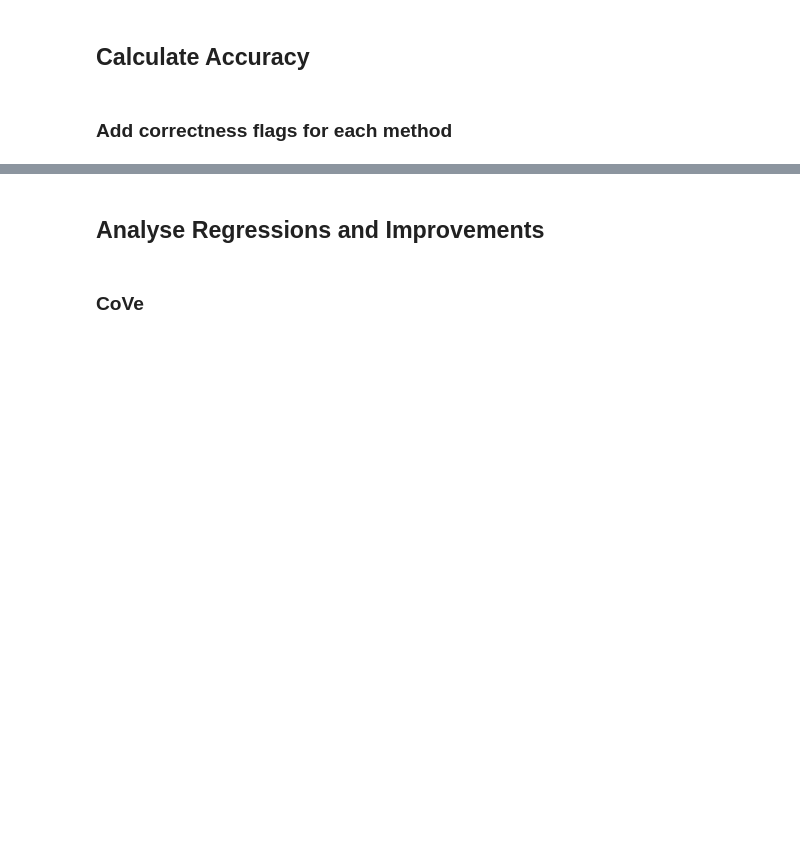
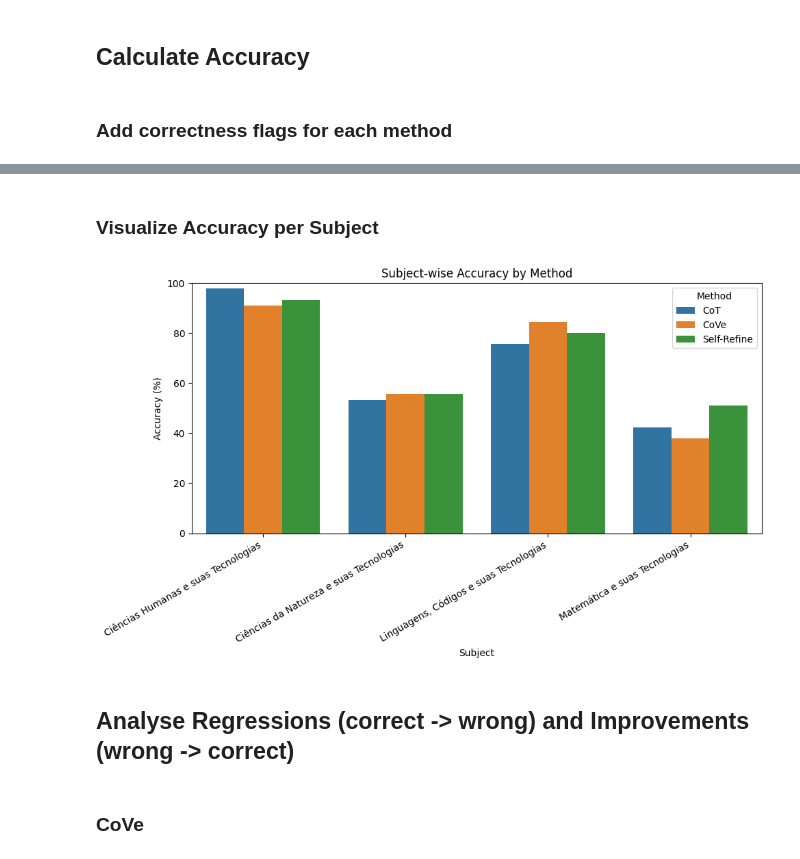
Before and after one commit to rafaelasantana/bachelor-thesis, a Jupyter notebook: Notebooks/ResultAnalysis.ipynb, the cells around one changed output, grey strips where cells are left out. Cells and saved outputs as stored; diff of their text form; code cells hidden in the pictures; blank space fills up the shorter version.

```diff
--- a/Notebooks/ResultAnalysis.ipynb
+++ b/Notebooks/ResultAnalysis.ipynb
@@ -69,5 +64,33 @@ display(subject_acc)
+# %% [markdown]
+### Visualize Accuracy per Subject
+# %%
+import seaborn as sns
+import matplotlib.pyplot as plt
+
+# Drop the general accuracy row for subject-wise plot (optional)
+plot_df = subject_acc.drop("General Accuracy").reset_index().melt(
+    id_vars="subject", var_name="Method", value_name="Accuracy"
+)
+
+# Convert accuracy to percentage
+plot_df["Accuracy"] *= 100
+
+# Plot
+plt.figure(figsize=(10, 6))
+sns.barplot(data=plot_df, x="subject", y="Accuracy", hue="Method")
+
+plt.title("Subject-wise Accuracy by Method")
+plt.xticks(rotation=30, ha="right")
+plt.ylim(0, 100)
+plt.ylabel("Accuracy (%)")
+plt.xlabel("Subject")
+plt.legend(title="Method")
+plt.tight_layout()
+plt.show()
+# %% [output]
+[figure, added]
 # %% [markdown]
-## Analyse Regressions and Improvements
+## Analyse Regressions (correct -> wrong) and Improvements (wrong -> correct)
 # %% [markdown]
 ### CoVe
 # %% [markdown]
```
Also changed, not shown: parts of 10 cells of this notebook, 1 other file.
